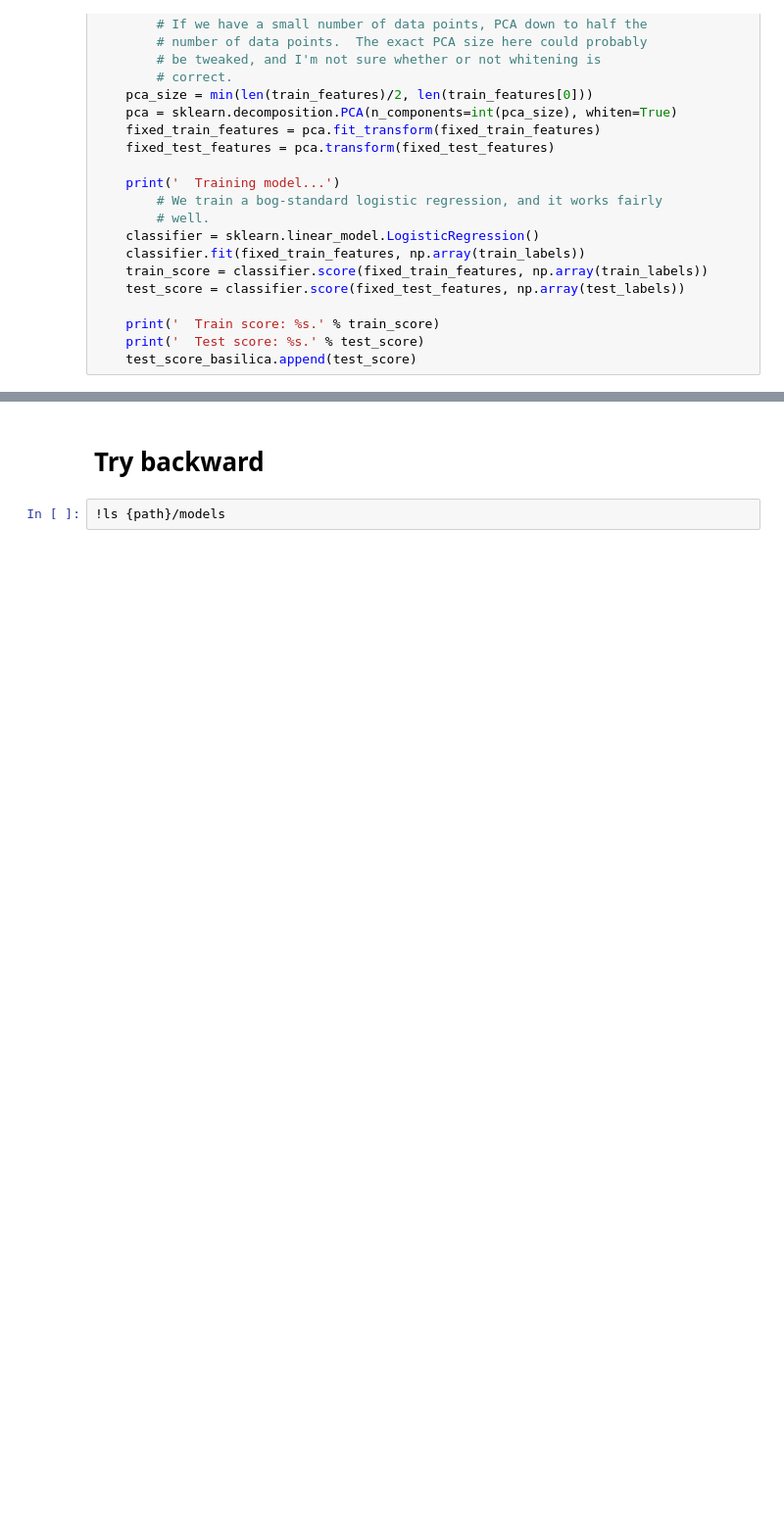
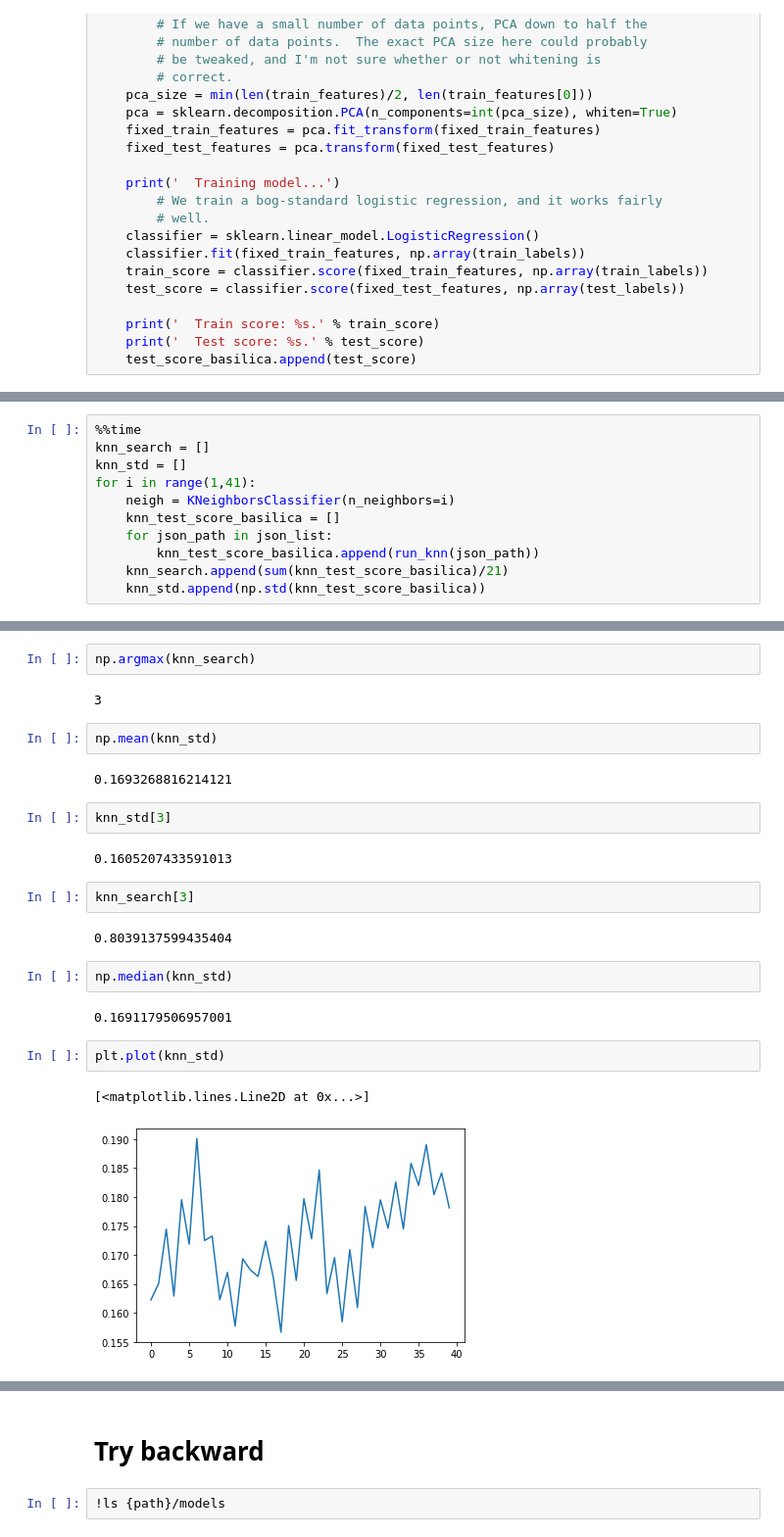
Before and after one commit to heye0507/individualNLPClassifier, a Jupyter notebook: jupyter_notebooks/ulmfit_final.ipynb, the cells around one changed output, grey strips where cells are left out. Shown at 98% size. Drawn from its saved outputs; the diff is of its cells as text; blank space fills up the shorter version.

```diff
--- a/jupyter_notebooks/ulmfit_final.ipynb
+++ b/jupyter_notebooks/ulmfit_final.ipynb
@@ -652,0 +726,11 @@ sum(test_score_basilica) / 21
+# %%
+%%time
+knn_search = []
+knn_std = []
+for i in range(1,41):
+    neigh = KNeighborsClassifier(n_neighbors=i)
+    knn_test_score_basilica = []
+    for json_path in json_list:
+        knn_test_score_basilica.append(run_knn(json_path))
+    knn_search.append(sum(knn_test_score_basilica)/21)
+    knn_std.append(np.std(knn_test_score_basilica))
@@ -652,0 +793,25 @@ sum(test_score_basilica) / 21
+# %%
+np.argmax(knn_search)
+# %% [output]
+3
+# %%
+np.mean(knn_std)
+# %% [output]
+0.1693268816214121
+# %%
+knn_std[3]
+# %% [output]
+0.1605207433591013
+# %%
+knn_search[3]
+# %% [output]
+0.8039137599435404
+# %%
+np.median(knn_std)
+# %% [output]
+0.1691179506957001
+# %%
+plt.plot(knn_std)
+# %% [output]
+[<matplotlib.lines.Line2D at 0x...>]
+[figure, added]
```
Also changed, not shown: parts of 17 cells of this notebook, 1 other file.
